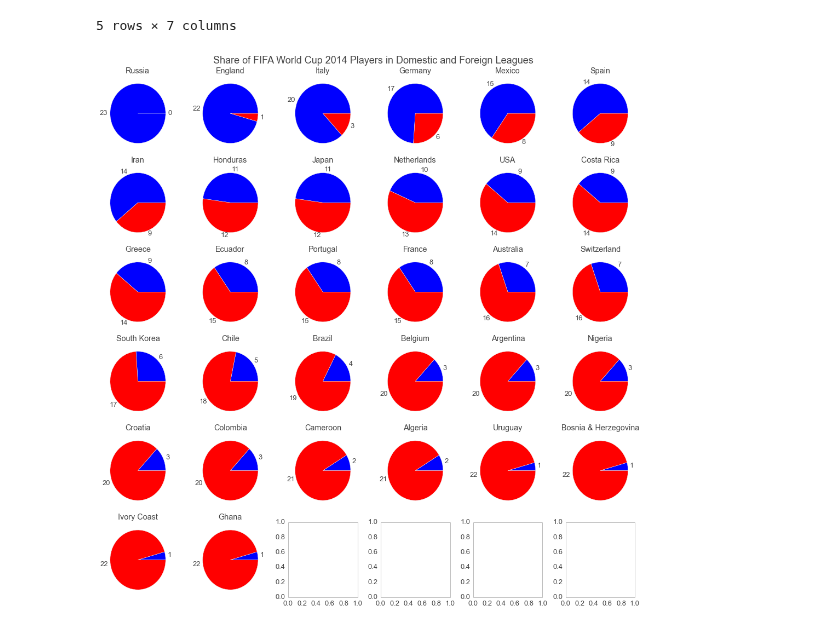
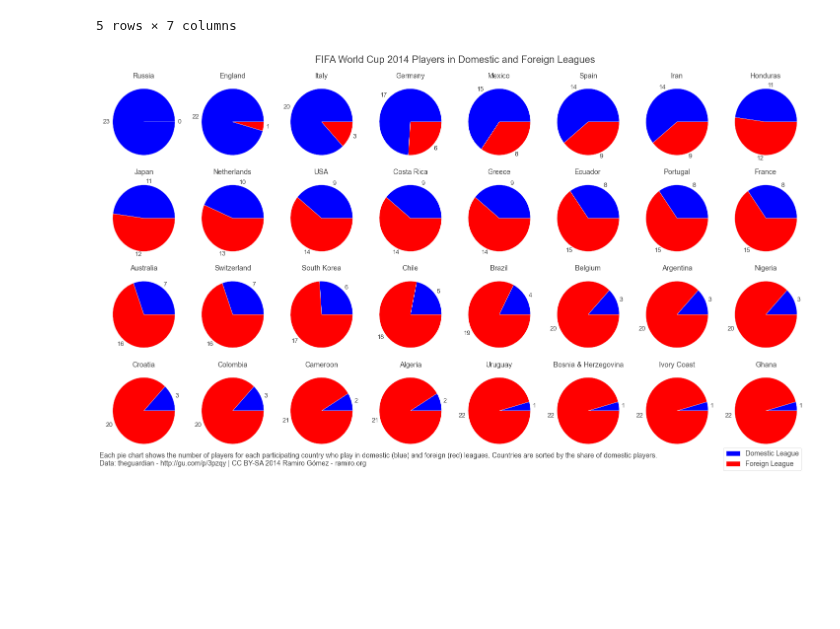
Before and after one commit to yaph/ipython-notebooks, a Jupyter notebook: World Cup Players 2014.ipynb, the cells around one changed output. Saved outputs shown, nothing was run; the diff lists cells and outputs as text; code cells hidden in the pictures; blank space fills up the shorter version.

Commit message:
world cup players

```diff
--- a/World Cup Players 2014.ipynb
+++ b/World Cup Players 2014.ipynb
@@ -8,5 +10,8 @@ import itertools
 import pandas as pd
 import matplotlib.pyplot as plt
 
+from utils import graphs3
+
 df = pd.read_csv('csv/world-cup-2014-players-guardian.csv')
+footer = 'Data: theguardian - http://gu.com/p/3pzqy | CC BY-SA 2014 Ramiro Gómez - ramiro.org'
 # %%
@@ -55,24 +55,29 @@ df_country_sums.head(5)
 # %%
 df_domestic = df_country_sums[['Domestic', 'Count']].sort('Domestic', ascending=False)
 
-nrows = 6
-ncols = 6
+ncols = 8
+nrows = 4
+
 fig, axes = plt.subplots(nrows=nrows, ncols=ncols)
-fig.suptitle('Share of FIFA World Cup 2014 Players in Domestic and Foreign Leagues', y=1.01, fontsize=18)
-fig.set_figheight(14)
-fig.set_figwidth(14)
+fig.suptitle('FIFA World Cup 2014 Players in Domestic and Foreign Leagues', y=1.03, fontsize=20)
+fig.set_figwidth(20)
+fig.set_figheight(11)
 
 for idx, coords in enumerate(itertools.product(range(nrows), range(ncols))):
-    if idx >= 32:
-        break
+    ax = axes[coords[0], coords[1]]
     row = df_domestic.ix[idx]
     vals = [row['Domestic'], row['Count'] - row['Domestic']]
-
-    ax = axes[coords[0], coords[1]]
     ax.set_title(df_domestic.index[idx])
     ax.pie(vals, labels=vals, colors=('b', 'r'))
     ax.set_xlabel('', visible=False)
 
+handles, labels = ax.get_legend_handles_labels()
+ax.legend(handles, ['Domestic League', 'Foreign League'], loc='lower right', bbox_to_anchor=(1, -0.26), fontsize=14)
+
+text = 'Each pie chart shows the number of players for each participating country who play in domestic (blue) and foreign (red) leagues. Countries are sorted by the share of domestic players.\n{0}'.format(footer)
+fig.text(0, -.02, text, fontsize=14)
 fig.tight_layout()
+
+plt.savefig('img/fifa-world-cup-2014-players-domestic-vs-foreign-leagues.png', bbox_inches='tight')
 # %% [output]
-[figure, old version]
+[figure, new version]
```
Also changed, not shown: parts of 7 cells of this notebook.
